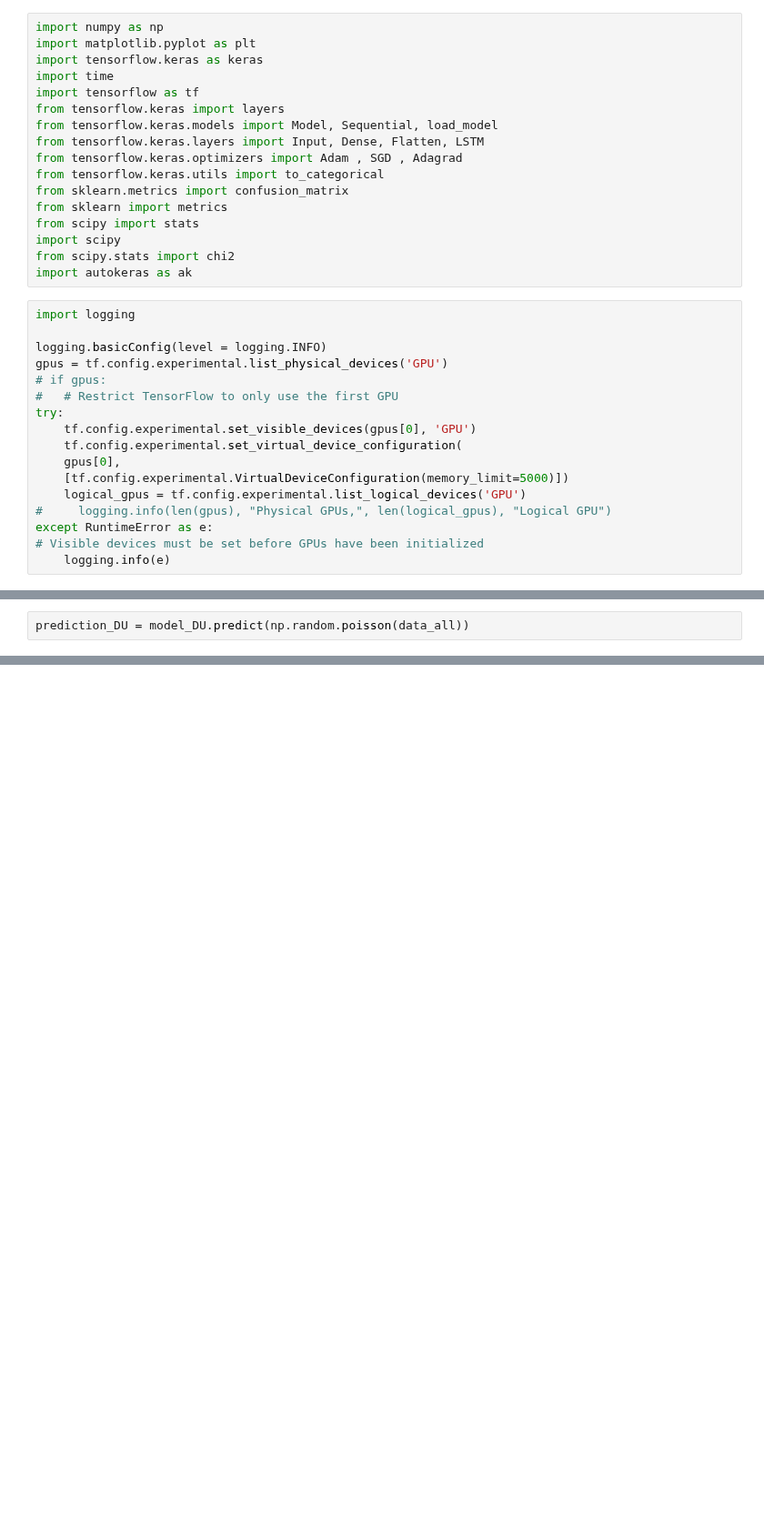
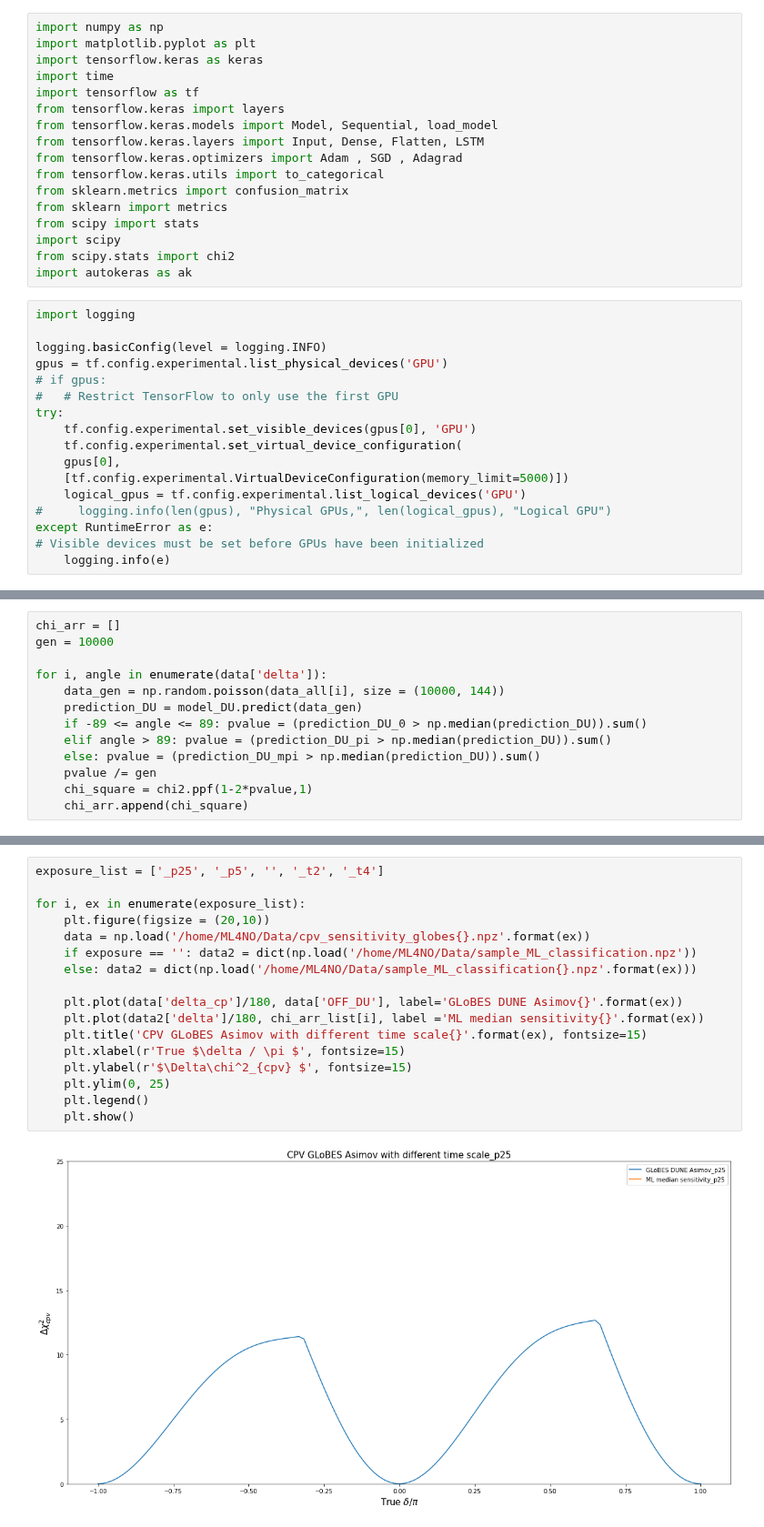
Before and after one commit to davidho27941/ML4NO, a Jupyter notebook: ML_DUNE/Classification/CPV_Sensitivity_ML.ipynb, the cells around one changed output, grey strips where cells are left out. Shown at 91% size. Drawn from its saved outputs; the diff is of its cells as text; blank space fills up the shorter version.

Commit message:
Classification update

```diff
--- a/ML_DUNE/Classification/CPV_Sensitivity_ML.ipynb
+++ b/ML_DUNE/Classification/CPV_Sensitivity_ML.ipynb
@@ -50,2 +34,0 @@ elif data_selection == 2:
-# %%
-prediction_DU = model_DU.predict(np.random.poisson(data_all))
@@ -490,0 +69,13 @@ Text(0.5, 1.0, 'Input Asimov Data to T2HK Models')
+# %%
+chi_arr = []
+gen = 10000
+
+for i, angle in enumerate(data['delta']):
+    data_gen = np.random.poisson(data_all[i], size = (10000, 144))
+    prediction_DU = model_DU.predict(data_gen)
+    if -89 <= angle <= 89: pvalue = (prediction_DU_0 > np.median(prediction_DU)).sum()
+    elif angle > 89: pvalue = (prediction_DU_pi > np.median(prediction_DU)).sum()
+    else: pvalue = (prediction_DU_mpi > np.median(prediction_DU)).sum()
+    pvalue /= gen
+    chi_square = chi2.ppf(1-2*pvalue,1)
+    chi_arr.append(chi_square)
@@ -490,0 +132,19 @@ Text(0.5, 1.0, 'Input Asimov Data to T2HK Models')
+# %%
+exposure_list = ['_p25', '_p5', '', '_t2', '_t4']
+
+for i, ex in enumerate(exposure_list):
+    plt.figure(figsize = (20,10))
+    data = np.load('/home/ML4NO/Data/cpv_sensitivity_globes{}.npz'.format(ex))
+    if exposure == '': data2 = dict(np.load('/home/ML4NO/Data/sample_ML_classification.npz'))
+    else: data2 = dict(np.load('/home/ML4NO/Data/sample_ML_classification{}.npz'.format(ex)))
+
+    plt.plot(data['delta_cp']/180, data['OFF_DU'], label='GLoBES DUNE Asimov{}'.format(ex))
+    plt.plot(data2['delta']/180, chi_arr_list[i], label ='ML median sensitivity{}'.format(ex))
+    plt.title('CPV GLoBES Asimov with different time scale{}'.format(ex), fontsize=15)
+    plt.xlabel(r'True $\delta / \pi $', fontsize=15)
+    plt.ylabel(r'$\Delta\chi^2_{cpv} $', fontsize=15)
+    plt.ylim(0, 25)
+    plt.legend()
+    plt.show()
+# %% [output]
+[figure, added]
```
Also changed, not shown: parts of 50 cells of this notebook, 49 other files.
